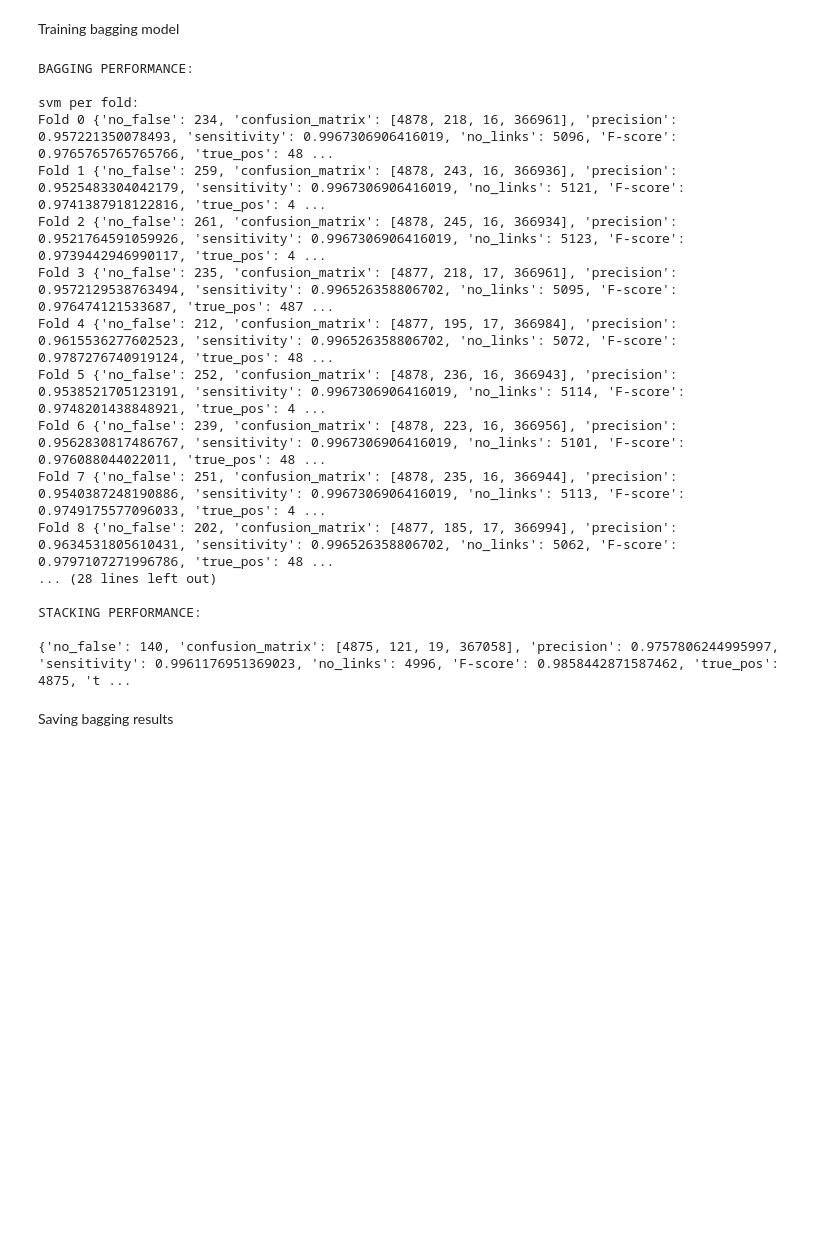
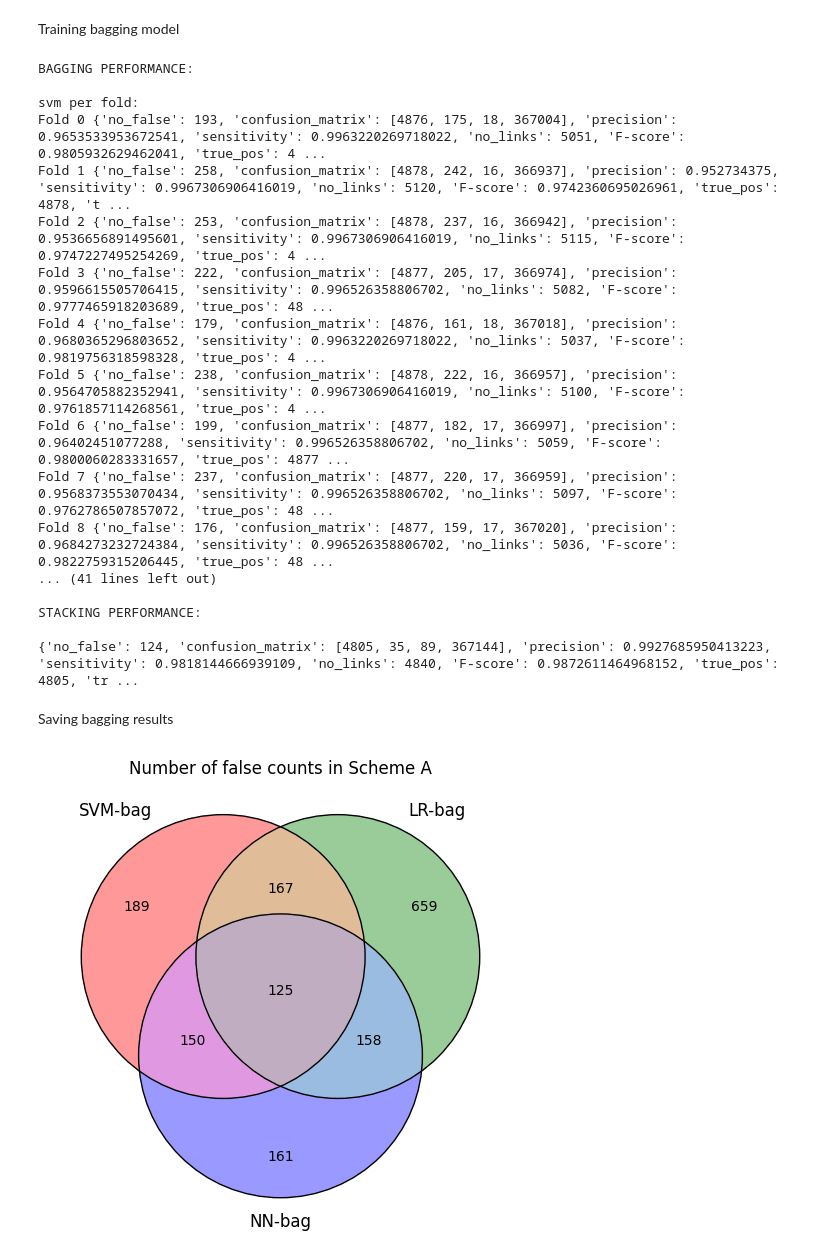
Before and after one commit to ipopravko3/CS6250-FinalProject, a Jupyter notebook: code/febrl_linkage.ipynb, the cells around one changed output. Drawn from its saved outputs; the diff is of its cells as text; code cells hidden in the pictures; blank space fills up the shorter version.

Commit message:
Reran experiments, added venn diagram

```diff
--- a/code/febrl_linkage.ipynb
+++ b/code/febrl_linkage.ipynb
@@ -299,12 +299,12 @@ df_nb_false.to_csv(PATH_OUTPUT_CSV + "A_FEBRL_falses.csv")
 Training bagging model
 # %%
 print("BAGGING PERFORMANCE:\n")
-#modeltypes = ["svm", "nn", "lg", "rf"]
-#modeltypes_2 = ["linear", "relu", "l2", "entropy"]
+modeltypes = ["svm", "nn", "lg", "rf"]
+modeltypes_2 = ["linear", "relu", "l2", "entropy"]
 #modelparams = [0.002, 500, 0.005, 0.5]
-modeltypes = ['svm', 'nn', 'lg']
-modeltypes_2 = ['linear', 'relu', 'l2']
-modelparams = [0.005, 100, 0.2]
+#modeltypes = ['svm', 'nn', 'lg']
+#modeltypes_2 = ['linear', 'relu', 'l2']
+modelparams = [0.005, 100, 0.2, 0.5]
 
 model_raw_score = [0] * len(modeltypes)
 model_binary_score = [0] * len(modeltypes)
@@ -364,21 +364,39 @@ df_bagging.loc[len(df_bagging)] = [model] + [v for _, v in stacking_eval.items()
 BAGGING PERFORMANCE:
 
 svm per fold:
-Fold 0 {'no_false': 234, 'confusion_matrix': [4878, 218, 16, 366961], 'precision': 0.957221350078493, 'sensitivity': 0.9967306906416019, 'no_links': 5096, 'F-score': 0.9765765765765766, 'true_pos': 48 ...
-Fold 1 {'no_false': 259, 'confusion_matrix': [4878, 243, 16, 366936], 'precision': 0.9525483304042179, 'sensitivity': 0.9967306906416019, 'no_links': 5121, 'F-score': 0.9741387918122816, 'true_pos': 4 ...
-Fold 2 {'no_false': 261, 'confusion_matrix': [4878, 245, 16, 366934], 'precision': 0.9521764591059926, 'sensitivity': 0.9967306906416019, 'no_links': 5123, 'F-score': 0.9739442946990117, 'true_pos': 4 ...
-Fold 3 {'no_false': 235, 'confusion_matrix': [4877, 218, 17, 366961], 'precision': 0.9572129538763494, 'sensitivity': 0.996526358806702, 'no_links': 5095, 'F-score': 0.976474121533687, 'true_pos': 487 ...
-Fold 4 {'no_false': 212, 'confusion_matrix': [4877, 195, 17, 366984], 'precision': 0.9615536277602523, 'sensitivity': 0.996526358806702, 'no_links': 5072, 'F-score': 0.9787276740919124, 'true_pos': 48 ...
-Fold 5 {'no_false': 252, 'confusion_matrix': [4878, 236, 16, 366943], 'precision': 0.9538521705123191, 'sensitivity': 0.9967306906416019, 'no_links': 5114, 'F-score': 0.9748201438848921, 'true_pos': 4 ...
-Fold 6 {'no_false': 239, 'confusion_matrix': [4878, 223, 16, 366956], 'precision': 0.9562830817486767, 'sensitivity': 0.9967306906416019, 'no_links': 5101, 'F-score': 0.976088044022011, 'true_pos': 48 ...
-Fold 7 {'no_false': 251, 'confusion_matrix': [4878, 235, 16, 366944], 'precision': 0.9540387248190886, 'sensitivity': 0.9967306906416019, 'no_links': 5113, 'F-score': 0.9749175577096033, 'true_pos': 4 ...
-Fold 8 {'no_false': 202, 'confusion_matrix': [4877, 185, 17, 366994], 'precision': 0.9634531805610431, 'sensitivity': 0.996526358806702, 'no_links': 5062, 'F-score': 0.9797107271996786, 'true_pos': 48 ...
-... (28 lines left out)
+Fold 0 {'no_false': 193, 'confusion_matrix': [4876, 175, 18, 367004], 'precision': 0.9653533953672541, 'sensitivity': 0.9963220269718022, 'no_links': 5051, 'F-score': 0.9805932629462041, 'true_pos': 4 ...
+Fold 1 {'no_false': 258, 'confusion_matrix': [4878, 242, 16, 366937], 'precision': 0.952734375, 'sensitivity': 0.9967306906416019, 'no_links': 5120, 'F-score': 0.9742360695026961, 'true_pos': 4878, 't ...
+Fold 2 {'no_false': 253, 'confusion_matrix': [4878, 237, 16, 366942], 'precision': 0.9536656891495601, 'sensitivity': 0.9967306906416019, 'no_links': 5115, 'F-score': 0.9747227495254269, 'true_pos': 4 ...
+Fold 3 {'no_false': 222, 'confusion_matrix': [4877, 205, 17, 366974], 'precision': 0.9596615505706415, 'sensitivity': 0.996526358806702, 'no_links': 5082, 'F-score': 0.9777465918203689, 'true_pos': 48 ...
+Fold 4 {'no_false': 179, 'confusion_matrix': [4876, 161, 18, 367018], 'precision': 0.9680365296803652, 'sensitivity': 0.9963220269718022, 'no_links': 5037, 'F-score': 0.9819756318598328, 'true_pos': 4 ...
+Fold 5 {'no_false': 238, 'confusion_matrix': [4878, 222, 16, 366957], 'precision': 0.9564705882352941, 'sensitivity': 0.9967306906416019, 'no_links': 5100, 'F-score': 0.9761857114268561, 'true_pos': 4 ...
+Fold 6 {'no_false': 199, 'confusion_matrix': [4877, 182, 17, 366997], 'precision': 0.96402451077288, 'sensitivity': 0.996526358806702, 'no_links': 5059, 'F-score': 0.9800060283331657, 'true_pos': 4877 ...
+Fold 7 {'no_false': 237, 'confusion_matrix': [4877, 220, 17, 366959], 'precision': 0.9568373553070434, 'sensitivity': 0.996526358806702, 'no_links': 5097, 'F-score': 0.9762786507857072, 'true_pos': 48 ...
+Fold 8 {'no_false': 176, 'confusion_matrix': [4877, 159, 17, 367020], 'precision': 0.9684273232724384, 'sensitivity': 0.996526358806702, 'no_links': 5036, 'F-score': 0.9822759315206445, 'true_pos': 48 ...
+... (41 lines left out)
 
 STACKING PERFORMANCE:
 
-{'no_false': 140, 'confusion_matrix': [4875, 121, 19, 367058], 'precision': 0.9757806244995997, 'sensitivity': 0.9961176951369023, 'no_links': 4996, 'F-score': 0.9858442871587462, 'true_pos': 4875, 't ...
+{'no_false': 124, 'confusion_matrix': [4805, 35, 89, 367144], 'precision': 0.9927685950413223, 'sensitivity': 0.9818144666939109, 'no_links': 4840, 'F-score': 0.9872611464968152, 'true_pos': 4805, 'tr ...
 # %% [markdown]
 Saving bagging results
 # %%
 df_bagging.to_csv(PATH_OUTPUT_CSV + "A_FEBRL_bagging.csv")
+# %%
+from matplotlib_venn import venn3, venn3_circles
+
+fig, ax = plt.subplots(figsize=(6, 6))
+v = venn3(subsets=(1, 1, 1, 1, 1, 1, 1), set_labels = ('SVM-bag', 'LR-bag', 'NN-bag'))
+c = venn3_circles(subsets=(1, 1, 1, 1, 1, 1, 1),  linewidth=1)
+v.get_label_by_id('001').set_text('161')
+v.get_label_by_id('010').set_text('659')
+v.get_label_by_id('011').set_text('158')
+v.get_label_by_id('111').set_text('125')
+v.get_label_by_id('110').set_text('167')
+v.get_label_by_id('101').set_text('150')
+v.get_label_by_id('100').set_text('189')
+plt.title("Number of false counts in Scheme A")
+plt.show()
+fig.savefig(PATH_OUTPUT_IMG + 'A_FEBRL_venn.png', bbox_inches='tight')
+# %% [output]
+[figure, added]
```
Also changed, not shown: parts of 2 cells of this notebook, 10 other files.
